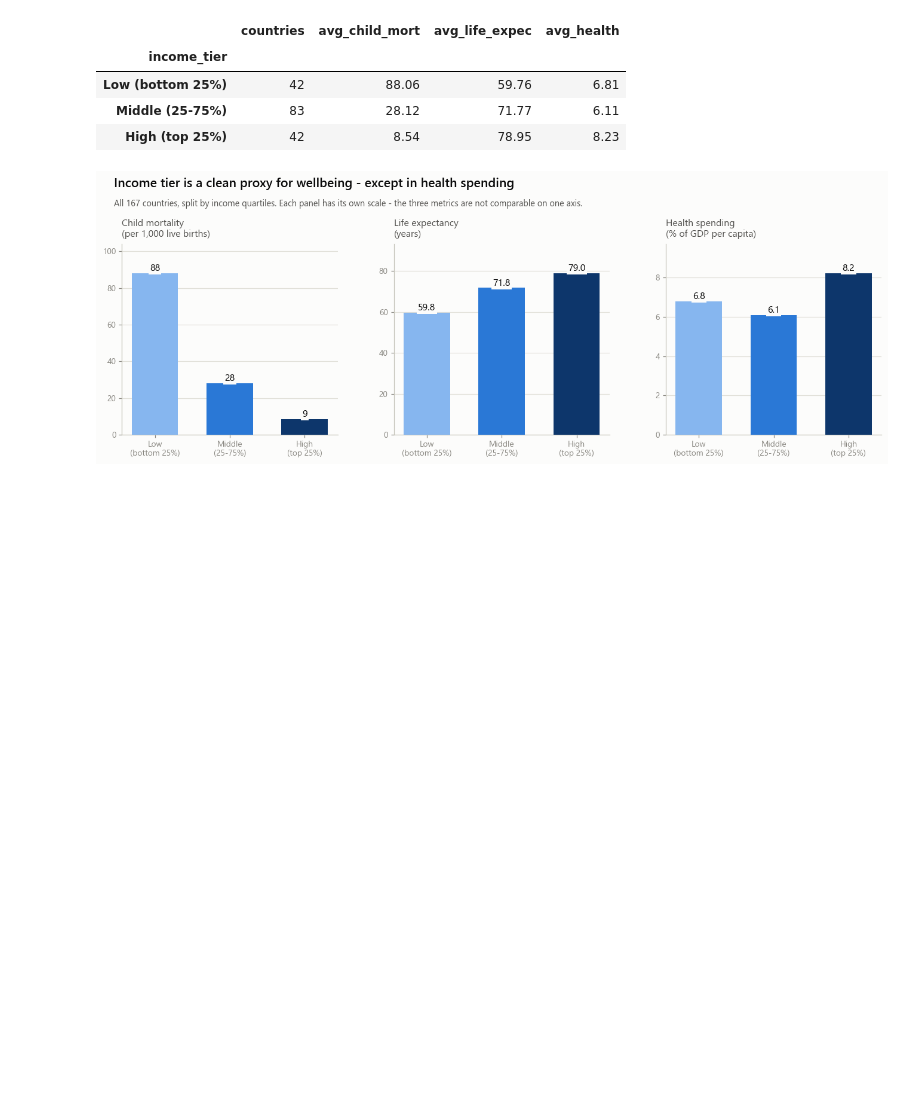
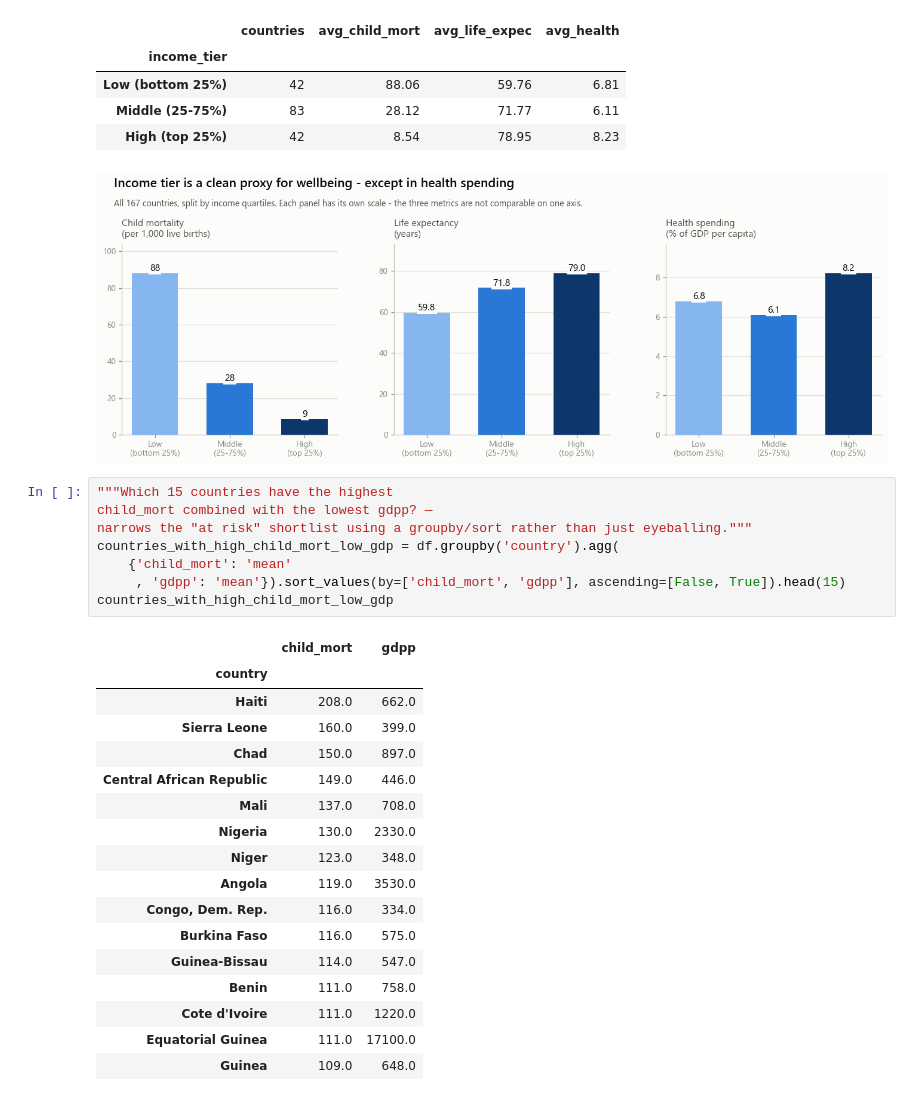
Before and after one commit to Superkai017/global-development-analysis, a Jupyter notebook: notebook/eda.ipynb, the cells around one changed output. Drawn from its saved outputs; the diff is of its cells as text; blank space fills up the shorter version.

```diff
--- a/notebook/eda.ipynb
+++ b/notebook/eda.ipynb
@@ -264,3 +264,29 @@ plt.show()
 | Middle (25-75%) | 83 | 28.12 | 71.77 | 6.11 |
 | High (top 25%) | 42 | 8.54 | 78.95 | 8.23 |
 [figure]
+# %%
+"""Which 15 countries have the highest
+child_mort combined with the lowest gdpp? —
+narrows the "at risk" shortlist using a groupby/sort rather than just eyeballing."""
+countries_with_high_child_mort_low_gdp = df.groupby('country').agg(
+    {'child_mort': 'mean'
+     , 'gdpp': 'mean'}).sort_values(by=['child_mort', 'gdpp'], ascending=[False, True]).head(15)
+countries_with_high_child_mort_low_gdp
+# %% [output]
+|  | child_mort | gdpp |
+| country |  |  |
+| Haiti | 208.0 | 662.0 |
+| Sierra Leone | 160.0 | 399.0 |
+| Chad | 150.0 | 897.0 |
+| Central African Republic | 149.0 | 446.0 |
+| Mali | 137.0 | 708.0 |
+| Nigeria | 130.0 | 2330.0 |
+| Niger | 123.0 | 348.0 |
+| Angola | 119.0 | 3530.0 |
+| Congo, Dem. Rep. | 116.0 | 334.0 |
+| Burkina Faso | 116.0 | 575.0 |
+| Guinea-Bissau | 114.0 | 547.0 |
+| Benin | 111.0 | 758.0 |
+| Cote d'Ivoire | 111.0 | 1220.0 |
+| Equatorial Guinea | 111.0 | 17100.0 |
+| Guinea | 109.0 | 648.0 |
```
Also changed, not shown: parts of 2 cells of this notebook.
